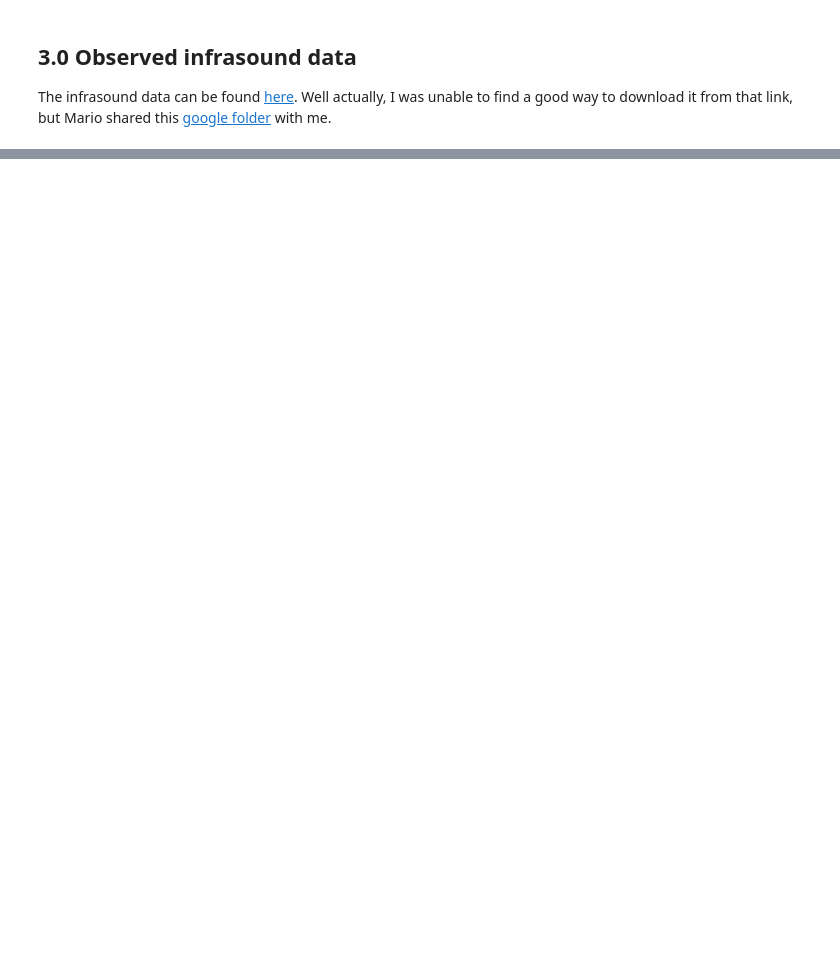
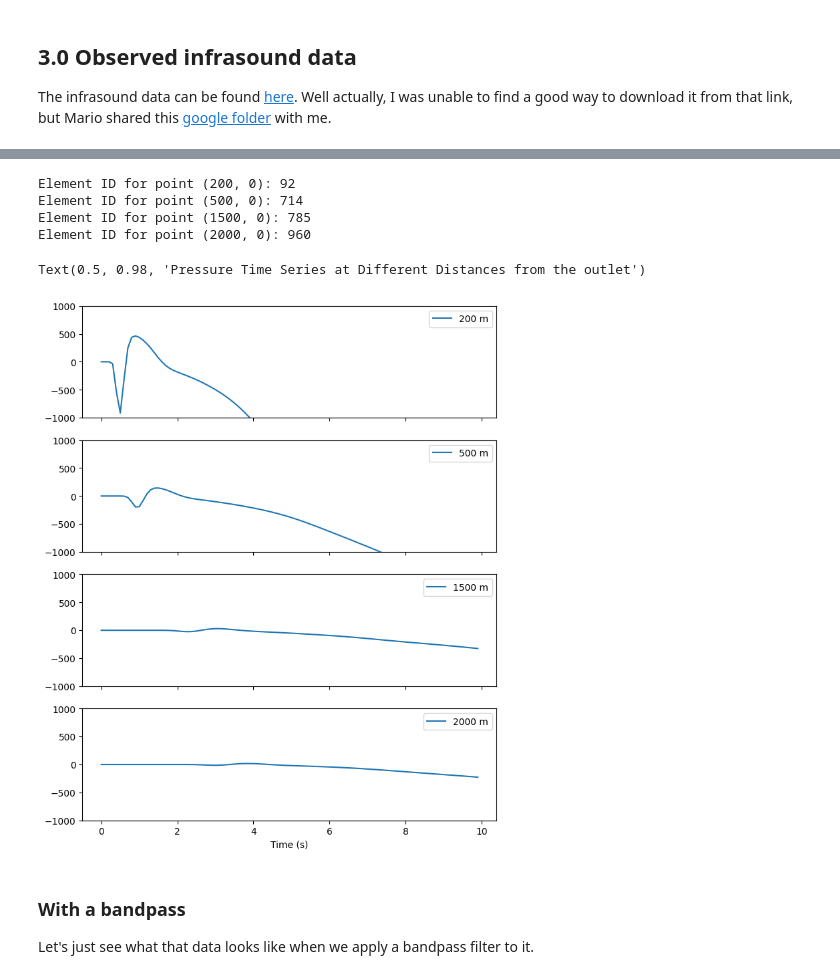
Before and after one commit to paxtonsc/volcano-sims, a Jupyter notebook: notebooks/2025.05.05.experiments.ipynb, the cells around one changed output, grey strips where cells are left out. Drawn from its saved outputs; the diff is of its cells as text; code cells hidden in the pictures; blank space fills up the shorter version.

```diff
--- a/notebooks/2025.05.05.experiments.ipynb
+++ b/notebooks/2025.05.05.experiments.ipynb
@@ -497,0 +548,57 @@ This data seems sufficiently noisy I am not sure what exactly we can get from it
+# %%
+import matplotlib.tri as tri
+
+# Assume solver2D_from is available as in the original code
+solver2D_1 = get_local_solver_from_index_func("eruption_model", "test_infrasound_v26_atm1")
+solver2D_2 = get_local_solver_from_index_func("eruption_model", "test_infrasound_v26_atm2")
+solver2D_3 = get_local_solver_from_index_func("eruption_model", "test_infrasound_v26_atm3")
+
+
+triangulation1 = tri.Triangulation(solver2D_1(0).mesh.node_coords[...,0],
+                  solver2D_1(0).mesh.node_coords[...,1],
+                  triangles=solver2D_1(0).mesh.elem_to_node_IDs)
+
+triangulation2 = tri.Triangulation(solver2D_2(0).mesh.node_coords[...,0],
+                  solver2D_2(0).mesh.node_coords[...,1],
+                  triangles=solver2D_2(0).mesh.elem_to_node_IDs)
+
+triangulation3 = tri.Triangulation(solver2D_3(0).mesh.node_coords[...,0],
+                  solver2D_3(0).mesh.node_coords[...,1],
+                  triangles=solver2D_3(0).mesh.elem_to_node_IDs)
+
+trifinder1 = triangulation1.get_trifinder()
+trifinder2 = triangulation2.get_trifinder()
+trifinder3 = triangulation3.get_trifinder()
+
+trifinders = [trifinder1, trifinder2, trifinder3]
+
+p_relative_arr_200 = get_p_series(200, 0, solver2D_1, solver2D_2, solver2D_3, trifinders)
+p_relative_arr_500 = get_p_series(500, 0, solver2D_1, solver2D_2, solver2D_3, trifinders)
+p_relative_arr_1500 = get_p_series(1500, 0, solver2D_1, solver2D_2, solver2D_3, trifinders)
+p_relative_arr_2000 = get_p_series(2000, 0, solver2D_1, solver2D_2, solver2D_3, trifinders)
+# %% [output]
+Element ID for point (200, 0): 92
+Element ID for point (500, 0): 714
+Element ID for point (1500, 0): 785
+Element ID for point (2000, 0): 960
+# %%
+ig, axes = plt.subplots(nrows=4, ncols=1, figsize=(8, 10), sharex=True)
+
+axes[0].plot(np.arange(0, iterations*(1/10), 1/10), p_relative_arr_200, label="200 m")
+axes[1].plot(np.arange(0, iterations*(1/10), 1/10), p_relative_arr_500, label="500 m")
+axes[2].plot(np.arange(0, iterations*(1/10), 1/10), p_relative_arr_1500, label="1500 m")
+axes[3].plot(np.arange(0, iterations*(1/10), 1/10), p_relative_arr_2000, label="2000 m")
+
+for ax in axes:
+    ax.set_ylim(-1e3, 1e3)
+    ax.legend()
+
+plt.xlabel("Time (s)")
+fig.suptitle("Pressure Time Series at Different Distances from the outlet")
+# %% [output]
+Text(0.5, 0.98, 'Pressure Time Series at Different Distances from the outlet')
+[figure, added]
+# %% [markdown]
+### With a bandpass
+
+Let's just see what that data looks like when we apply a bandpass filter to it.
```
Also changed, not shown: parts of 23 cells of this notebook, 11 other files.
